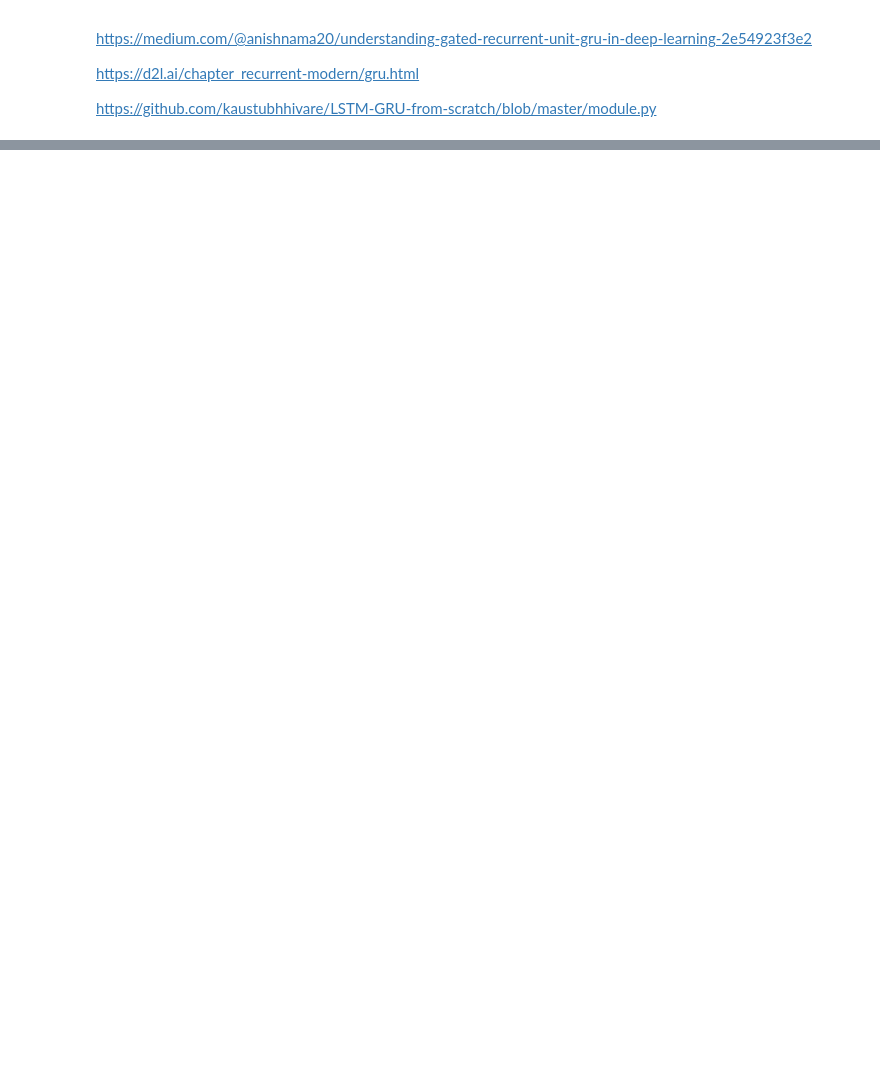
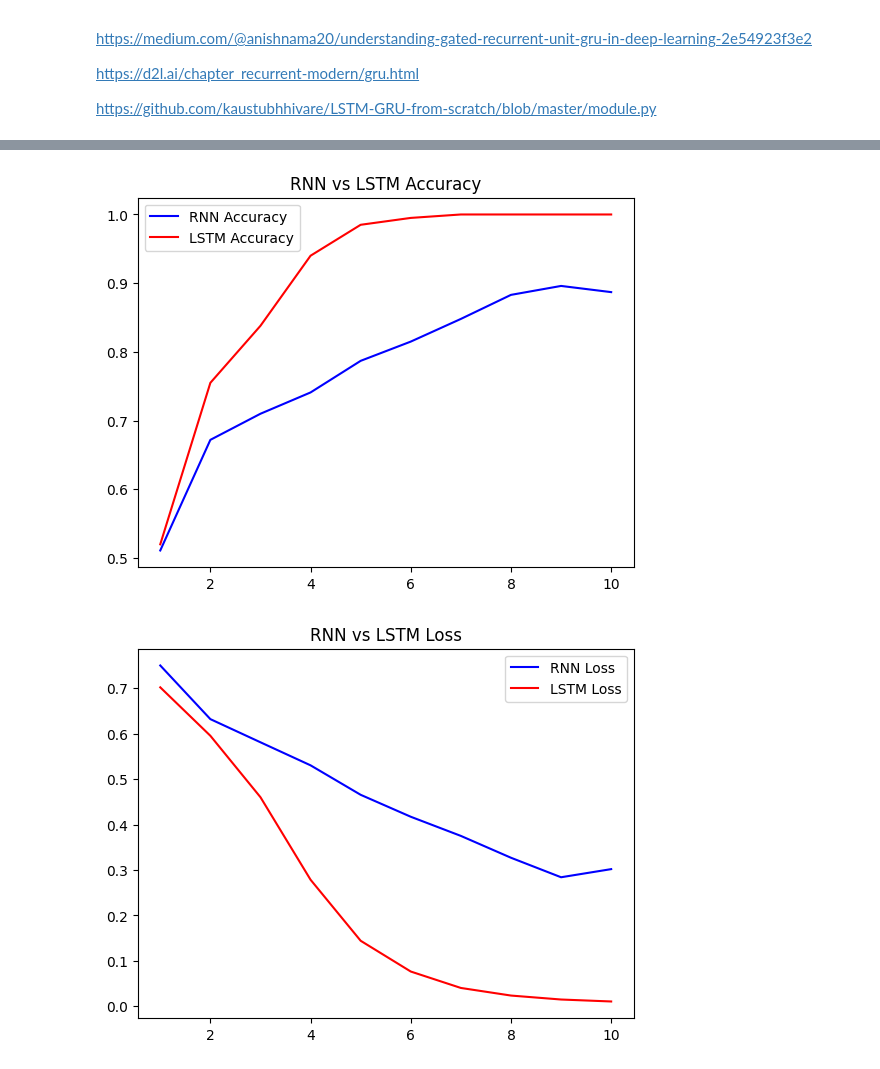
Before and after one commit to pm012/DataScience_sandbox, a Jupyter notebook: notebooks/module11/module_11_2_LSTM.ipynb, the cells around one changed output, grey strips where cells are left out. Saved outputs shown, nothing was run; the diff lists cells and outputs as text; code cells hidden in the pictures; blank space fills up the shorter version.

```diff
--- a/notebooks/module11/module_11_2_LSTM.ipynb
+++ b/notebooks/module11/module_11_2_LSTM.ipynb
@@ -97,0 +276,13 @@ https://github.com/kaustubhhivare/LSTM-GRU-from-scratch/blob/master/module.py
+# %%
+from keras.layers import LSTM
+
+# Define a simple LSTM model
+model = Sequential()
+model.add(LSTM(10, input_shape=(1000, 100), return_sequences=False))
+model.add(Dense(1, activation='sigmoid'))
+
+# Compile the model
+model.compile(loss='binary_crossentropy', optimizer=Adam(learning_rate=0.01), metrics=['accuracy'])
+
+# Train the model and track gradients
+history_lstm = model.fit(X, y, epochs=10, batch_size=32)
@@ -97,0 +310,25 @@ https://github.com/kaustubhhivare/LSTM-GRU-from-scratch/blob/master/module.py
+# %%
+acc_rnn = history_rnn.history['accuracy']
+loss_rnn = history_rnn.history['loss']
+
+acc_lstm = history_lstm.history['accuracy']
+loss_lstm = history_lstm.history['loss']
+
+epochs = range(1, len(acc_rnn) + 1)
+
+plt.plot(epochs, acc_rnn, 'b-', label='RNN Accuracy') # Графік точності RNN на тренувальних даних
+plt.plot(epochs, acc_lstm, 'r-', label='LSTM Accuracy', c='red') # Графік точності LSTM на тренувальних даних
+plt.title('RNN vs LSTM Accuracy')
+plt.legend()
+
+plt.figure()
+
+plt.plot(epochs, loss_rnn, 'b-', label='RNN Loss') # Графік втрат RNN на тренувальних даних
+plt.plot(epochs, loss_lstm, 'r-', label='LSTM Loss', c='red') # Графік втрат LSTM на тренувальних даних
+plt.title('RNN vs LSTM Loss')
+plt.legend()
+
+plt.show()
+# %% [output]
+[figure, added]
+[figure, added]
```
Also changed, not shown: parts of 10 cells of this notebook.
